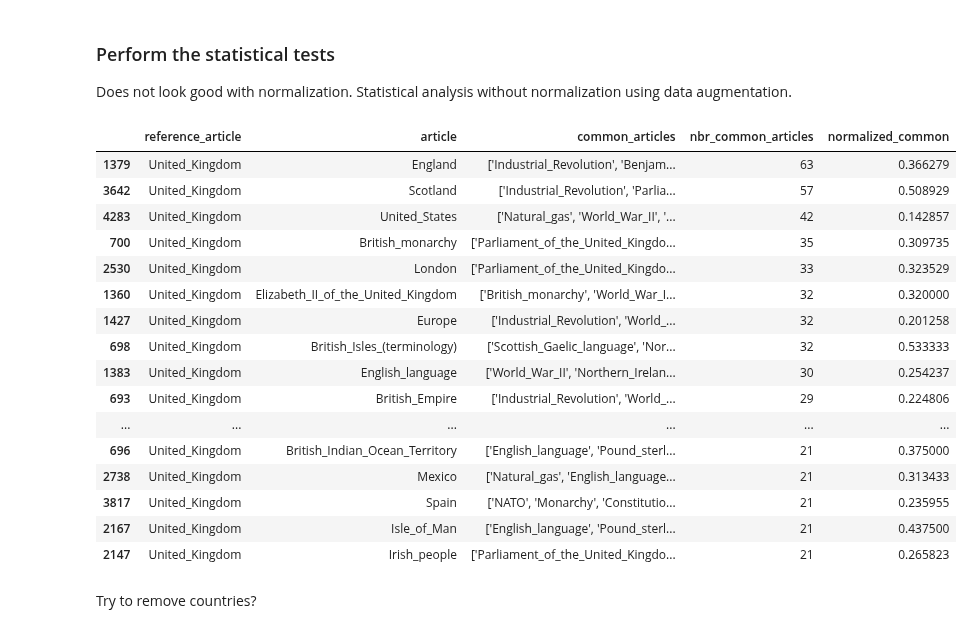
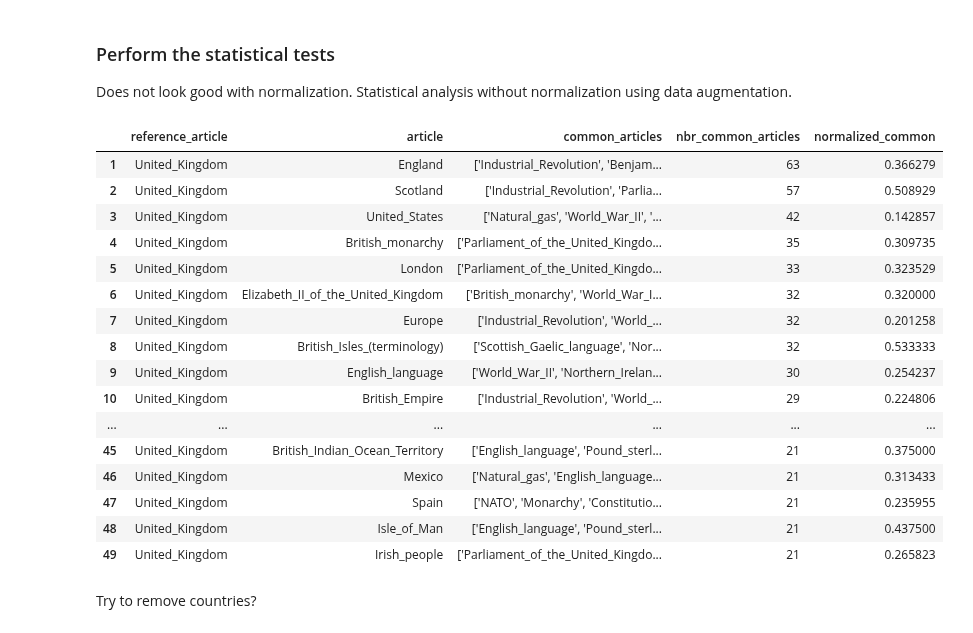
Before and after one commit to epfl-ada/ada-2023-project-abracadabra2023, a Jupyter notebook: nb.ipynb, the cells around one changed output. Cells and saved outputs as stored; diff of their text form; code cells hidden in the pictures.

```diff
--- a/nb.ipynb
+++ b/nb.ipynb
@@ -992,25 +992,25 @@ Remove max/min values of normalization. How to keep the correct clichés?
 
 Does not look good with normalization. Statistical analysis without normalization using data augmentation.
 # %%
-common_articles_normalized = no_zero_common_articles_normalized_links.sort_values("nbr_common_articles", ascending=False).copy(deep=True)
+common_articles_normalized = no_zero_common_articles_normalized_links.sort_values("nbr_common_articles", ascending=False).reset_index(drop=True).copy(deep=True)
 common_articles_normalized[1:50]
 # %% [output]
 |  | reference_article | article | common_articles | nbr_common_articles | normalized_common |
-| 1379 | United_Kingdom | England | ['Industrial_Revolution', 'Benjam... | 63 | 0.366279 |
-| 3642 | United_Kingdom | Scotland | ['Industrial_Revolution', 'Parlia... | 57 | 0.508929 |
-| 4283 | United_Kingdom | United_States | ['Natural_gas', 'World_War_II', '... | 42 | 0.142857 |
-| 700 | United_Kingdom | British_monarchy | ['Parliament_of_the_United_Kingdo... | 35 | 0.309735 |
-| 2530 | United_Kingdom | London | ['Parliament_of_the_United_Kingdo... | 33 | 0.323529 |
-| 1360 | United_Kingdom | Elizabeth_II_of_the_United_Kingdom | ['British_monarchy', 'World_War_I... | 32 | 0.320000 |
-| 1427 | United_Kingdom | Europe | ['Industrial_Revolution', 'World_... | 32 | 0.201258 |
-| 698 | United_Kingdom | British_Isles_(terminology) | ['Scottish_Gaelic_language', 'Nor... | 32 | 0.533333 |
-| 1383 | United_Kingdom | English_language | ['World_War_II', 'Northern_Irelan... | 30 | 0.254237 |
-| 693 | United_Kingdom | British_Empire | ['Industrial_Revolution', 'World_... | 29 | 0.224806 |
+| 1 | United_Kingdom | England | ['Industrial_Revolution', 'Benjam... | 63 | 0.366279 |
+| 2 | United_Kingdom | Scotland | ['Industrial_Revolution', 'Parlia... | 57 | 0.508929 |
+| 3 | United_Kingdom | United_States | ['Natural_gas', 'World_War_II', '... | 42 | 0.142857 |
+| 4 | United_Kingdom | British_monarchy | ['Parliament_of_the_United_Kingdo... | 35 | 0.309735 |
+| 5 | United_Kingdom | London | ['Parliament_of_the_United_Kingdo... | 33 | 0.323529 |
+| 6 | United_Kingdom | Elizabeth_II_of_the_United_Kingdom | ['British_monarchy', 'World_War_I... | 32 | 0.320000 |
+| 7 | United_Kingdom | Europe | ['Industrial_Revolution', 'World_... | 32 | 0.201258 |
+| 8 | United_Kingdom | British_Isles_(terminology) | ['Scottish_Gaelic_language', 'Nor... | 32 | 0.533333 |
+| 9 | United_Kingdom | English_language | ['World_War_II', 'Northern_Irelan... | 30 | 0.254237 |
+| 10 | United_Kingdom | British_Empire | ['Industrial_Revolution', 'World_... | 29 | 0.224806 |
 | ... | ... | ... | ... | ... | ... |
-| 696 | United_Kingdom | British_Indian_Ocean_Territory | ['English_language', 'Pound_sterl... | 21 | 0.375000 |
-| 2738 | United_Kingdom | Mexico | ['Natural_gas', 'English_language... | 21 | 0.313433 |
-| 3817 | United_Kingdom | Spain | ['NATO', 'Monarchy', 'Constitutio... | 21 | 0.235955 |
-| 2167 | United_Kingdom | Isle_of_Man | ['English_language', 'Pound_sterl... | 21 | 0.437500 |
-| 2147 | United_Kingdom | Irish_people | ['Parliament_of_the_United_Kingdo... | 21 | 0.265823 |
+| 45 | United_Kingdom | British_Indian_Ocean_Territory | ['English_language', 'Pound_sterl... | 21 | 0.375000 |
+| 46 | United_Kingdom | Mexico | ['Natural_gas', 'English_language... | 21 | 0.313433 |
+| 47 | United_Kingdom | Spain | ['NATO', 'Monarchy', 'Constitutio... | 21 | 0.235955 |
+| 48 | United_Kingdom | Isle_of_Man | ['English_language', 'Pound_sterl... | 21 | 0.437500 |
+| 49 | United_Kingdom | Irish_people | ['Parliament_of_the_United_Kingdo... | 21 | 0.265823 |
 # %% [markdown]
 Try to remove countries?
```
Also changed, not shown: parts of 3 cells of this notebook.
